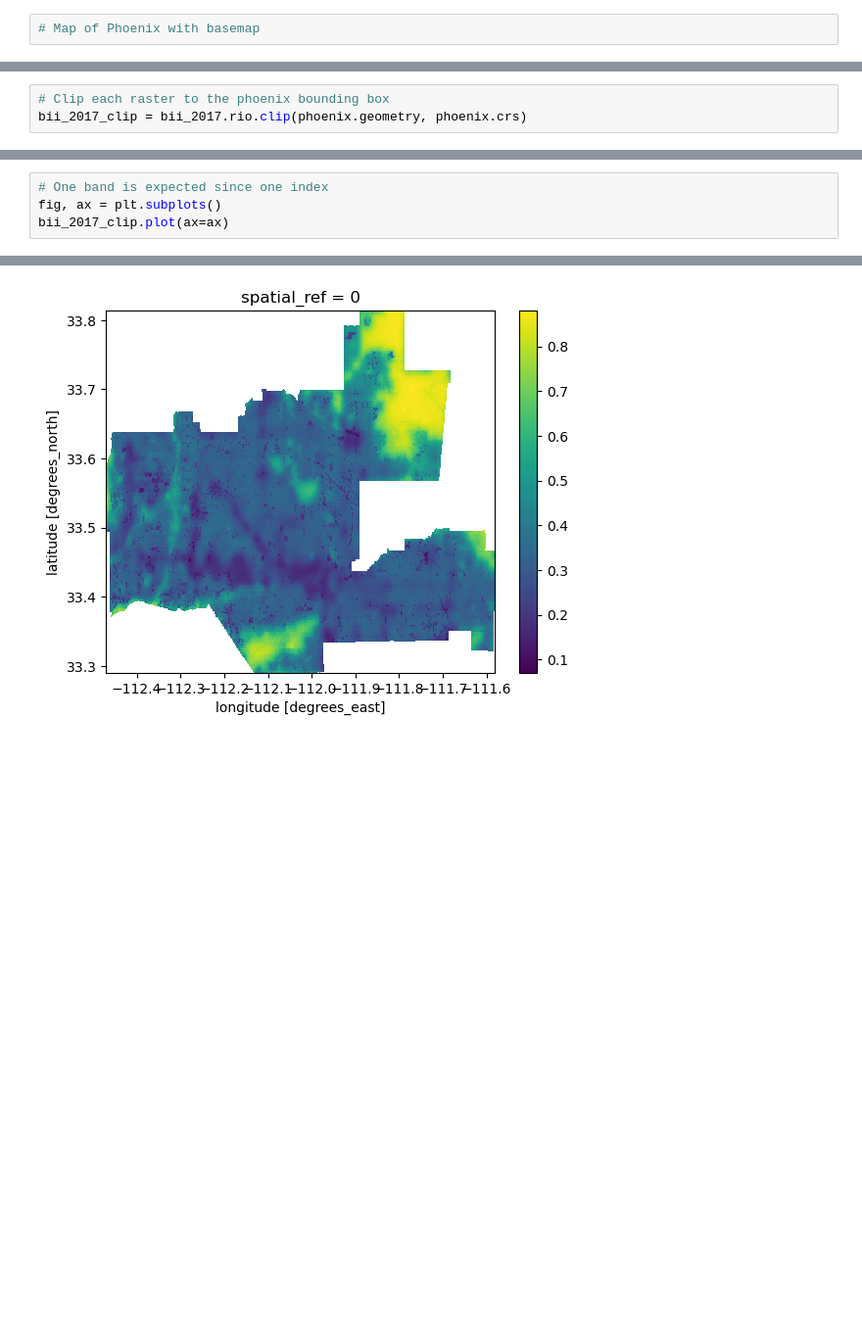
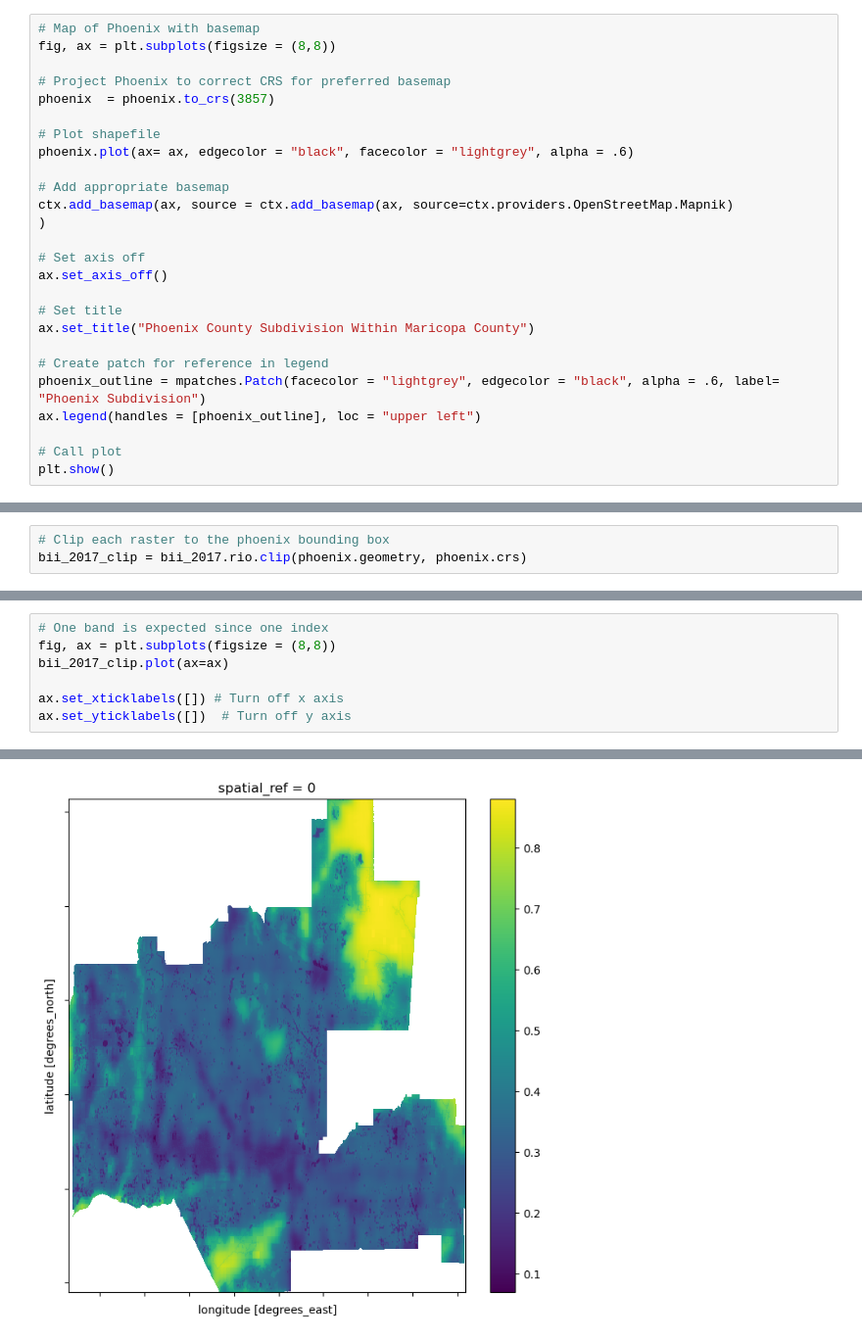
Before and after one commit to vedikaS-byte/biodiversity-analysis, a Jupyter notebook: biodiversty-analysis.ipynb, the cells around one changed output, grey strips where cells are left out. Shown at 98% size. Cells and saved outputs as stored; diff of their text form; blank space fills up the shorter version.

```diff
--- a/biodiversty-analysis.ipynb
+++ b/biodiversty-analysis.ipynb
@@ -57,2 +99,26 @@ phoenix = az[az["NAME"] == "Phoenix"]
 # %%
 # Map of Phoenix with basemap
+fig, ax = plt.subplots(figsize = (8,8))
+
+# Project Phoenix to correct CRS for preferred basemap
+phoenix  = phoenix.to_crs(3857)
+
+# Plot shapefile
+phoenix.plot(ax= ax, edgecolor = "black", facecolor = "lightgrey", alpha = .6)
+
+# Add appropriate basemap
+ctx.add_basemap(ax, source = ctx.add_basemap(ax, source=ctx.providers.OpenStreetMap.Mapnik)
+)
+
+# Set axis off
+ax.set_axis_off()
+
+# Set title
+ax.set_title("Phoenix County Subdivision Within Maricopa County")
+
+# Create patch for reference in legend
+phoenix_outline = mpatches.Patch(facecolor = "lightgrey", edgecolor = "black", alpha = .6, label= "Phoenix Subdivision")
+ax.legend(handles = [phoenix_outline], loc = "upper left")
+
+# Call plot
+plt.show()
@@ -131,6 +214,9 @@ bii_2017_clip = bii_2017.rio.clip(phoenix.geometry, phoenix.crs)
 bii_2020_clip = bii_2020.rio.clip(phoenix.geometry, phoenix.crs)
 # %%
 # One band is expected since one index
-fig, ax = plt.subplots()
+fig, ax = plt.subplots(figsize = (8,8))
 bii_2017_clip.plot(ax=ax)
+
+ax.set_xticklabels([]) # Turn off x axis
+ax.set_yticklabels([])  # Turn off y axis
 # %% [output]
@@ -138,4 +231,4 @@ bii_2017_clip.plot(ax=ax)
-[figure, old version]
+[figure, new version]
 # %%
 # One band is expected since one index
 fig, ax = plt.subplots(figsize = (8,8))
```
Also changed, not shown: parts of 33 cells of this notebook.
